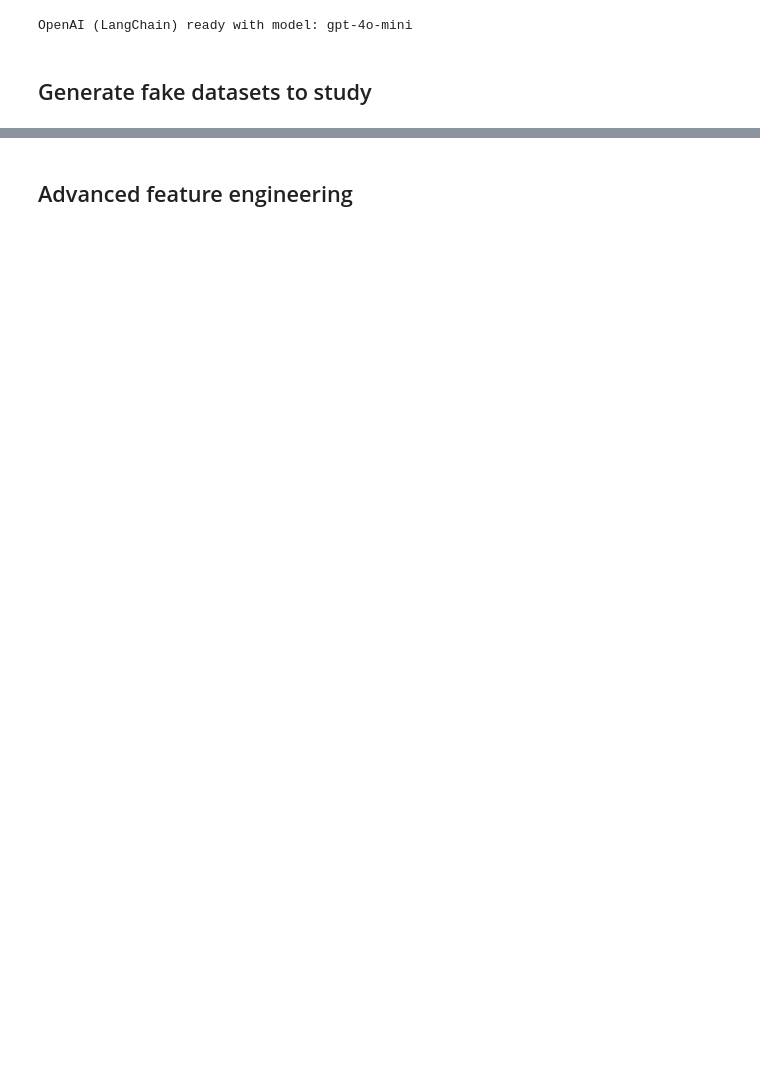
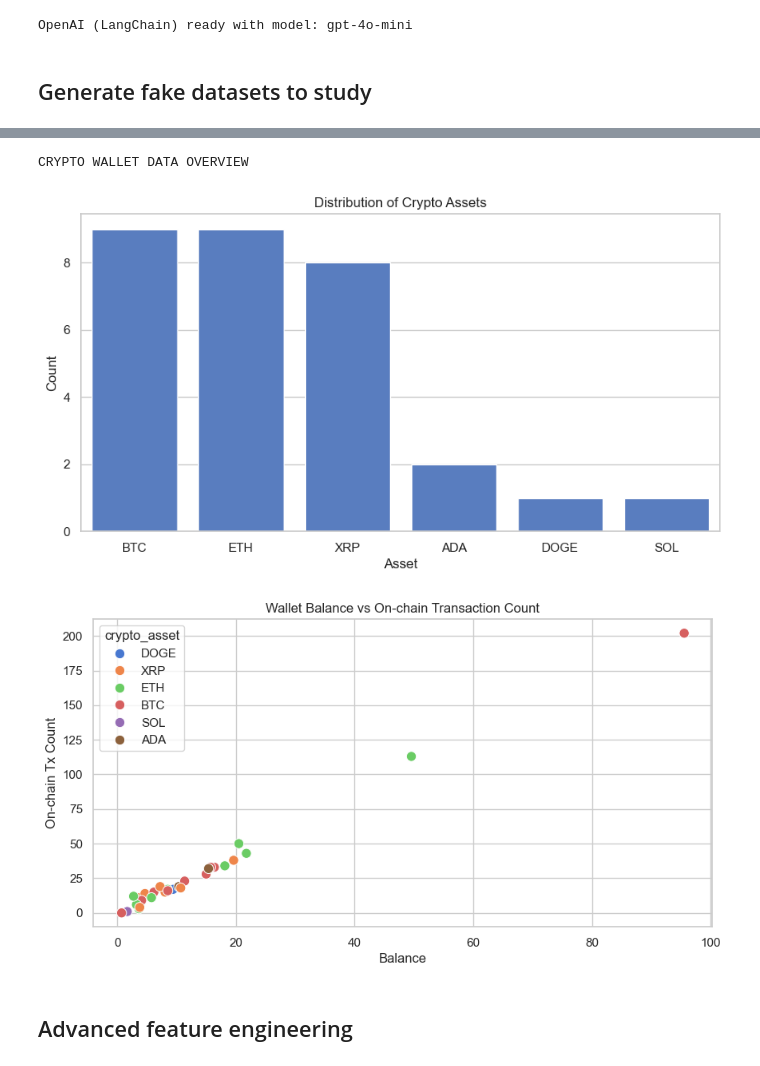
Before and after one commit to antoniojaneiro/agentic_ai, a Jupyter notebook: basic_agent_structure.ipynb, the cells around one changed output, grey strips where cells are left out. Cells and saved outputs as stored; diff of their text form; code cells hidden in the pictures; blank space fills up the shorter version.

```diff
--- a/basic_agent_structure.ipynb
+++ b/basic_agent_structure.ipynb
@@ -241,3 +349,23 @@ dtype: object
+# %%
+print("CRYPTO WALLET DATA OVERVIEW")
+
+# Crypto asset distribution
+sns.countplot(data=crypto, x="crypto_asset", order=crypto["crypto_asset"].value_counts().index)
+plt.title("Distribution of Crypto Assets")
+plt.xlabel("Asset")
+plt.ylabel("Count")
+plt.show()
+
+# Wallet balance vs on-chain activity correlation
+sns.scatterplot(data=crypto, x="balance", y="on_chain_tx_count", hue="crypto_asset", s=80)
+plt.title("Wallet Balance vs On-chain Transaction Count")
+plt.xlabel("Balance")
+plt.ylabel("On-chain Tx Count")
+plt.show()
+# %% [output]
+CRYPTO WALLET DATA OVERVIEW
+[figure, added]
+[figure, added]
 # %% [markdown]
 ## Advanced feature engineering
 # %%
```
Also changed, not shown: parts of 40 cells of this notebook.
